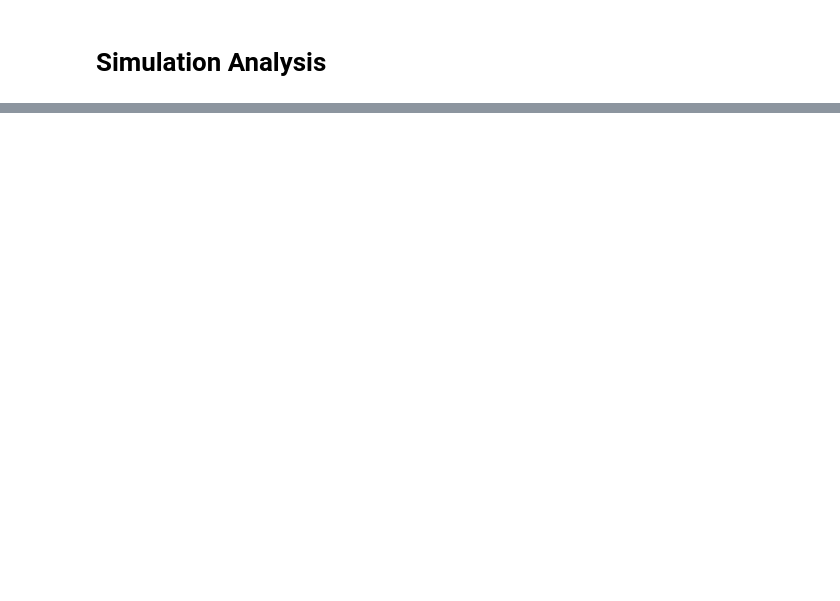
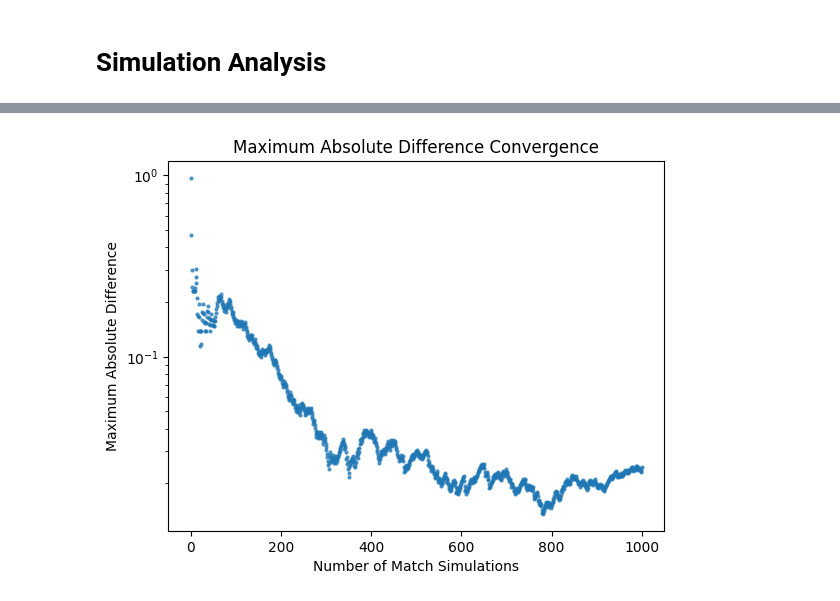
Before and after one commit to StrikerBadger/bachelor-thesis, a Jupyter notebook: simulation_analysis_new.ipynb, the cells around one changed output, grey strips where cells are left out. Drawn from its saved outputs; the diff is of its cells as text; code cells hidden in the pictures; blank space fills up the shorter version.

```diff
--- a/simulation_analysis_new.ipynb
+++ b/simulation_analysis_new.ipynb
@@ -110,3 +110,16 @@ Point at which Simulation becomes slower: 112.08540150191476 Match Simulations
+# %%
+# Redefine the simulation algorithm with fixed seed
+def simulation(p_is, n):
+    amnts = [0]*(len(p_is)+1)
+    for i in range(n):
+        goal_amnt = 0
+        for j, p_i in enumerate(p_is):
+            random.seed(SEED+(i+1)*(j+1))
+            u = random.random()
+            if u < p_i:
+                goal_amnt +=1
+        amnts[goal_amnt] += 1
+    return [amnt/n for amnt in amnts]
 # %%
 SIMULATIONS = 1000
 match_simulations = []
@@ -116,3 +129,4 @@ for s in tqdm(range(1, SIMULATIONS+1)):
     simulated_dist = simulation(p_is, s)
     max_abs_differences.append(max([abs(simulated_entry - ref_entry) for simulated_entry, ref_entry in zip(simulated_dist, reference_dist)]))
     cosine_differences.append(scipy.spatial.distance.cosine(reference_dist, simulated_dist))
+    match_simulations.append(s)
@@ -121,0 +133,10 @@ plt.scatter()
+# %%
+plt.clf()
+plt.scatter(match_simulations, max_abs_differences, alpha=0.7, s=4)
+plt.yscale('log')
+plt.title('Maximum Absolute Difference Convergence')
+plt.xlabel('Number of Match Simulations')
+plt.ylabel('Maximum Absolute Difference')
+plt.show()
+# %% [output]
+[figure, added]
```
Also changed, not shown: parts of 8 cells of this notebook, 7 other files.
